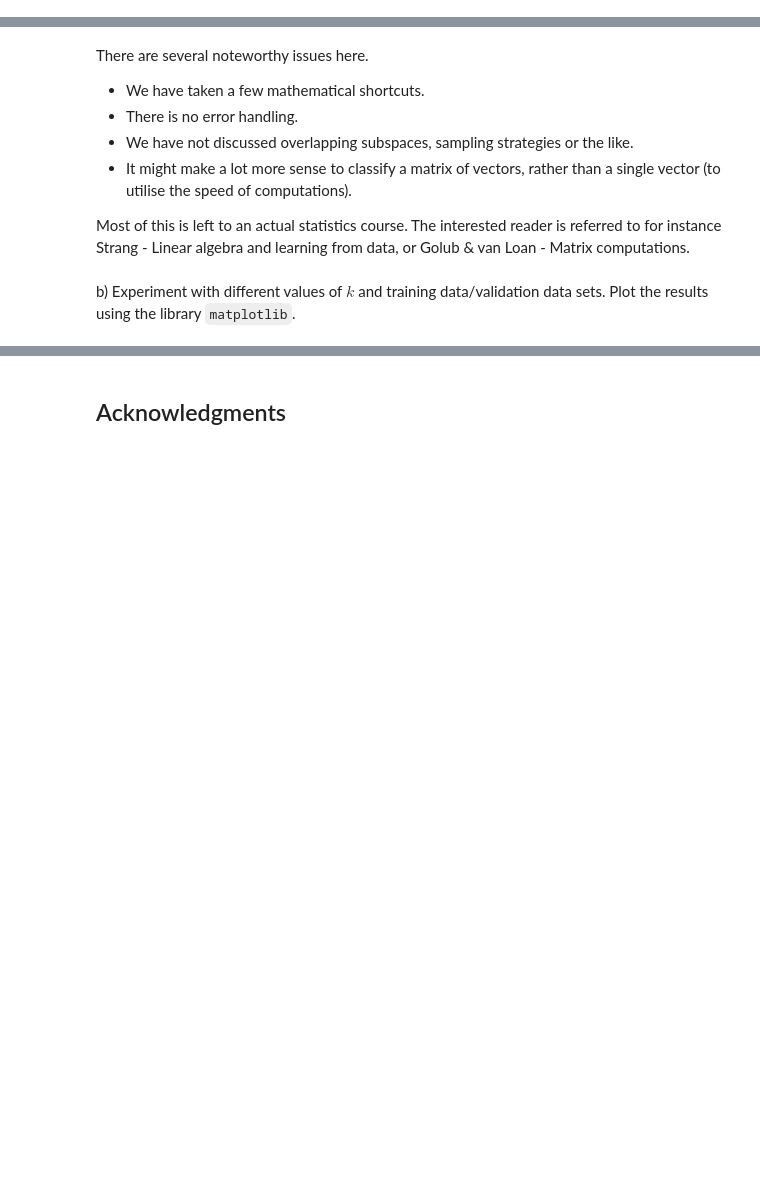
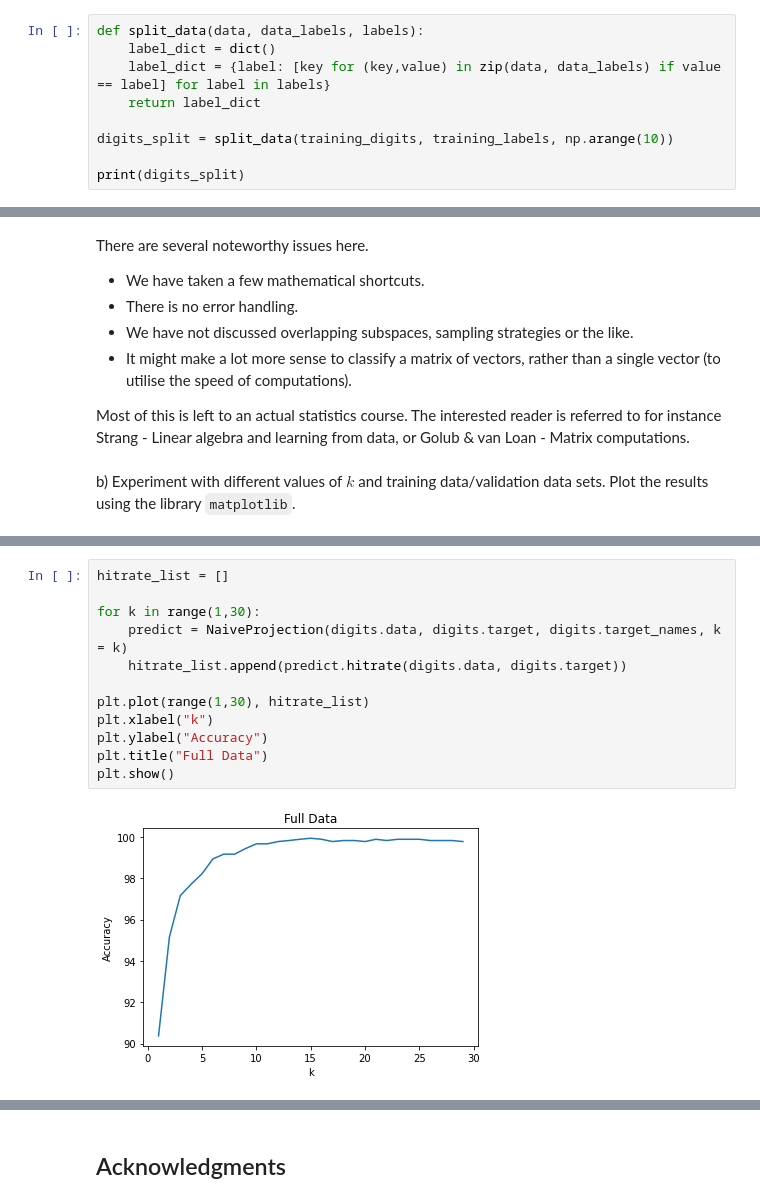
Before and after one commit to JS2387/Introduction-to-Python, a Jupyter notebook: Lab5/732a70-la5-2021.ipynb, the cells around one changed output, grey strips where cells are left out. Drawn from its saved outputs; the diff is of its cells as text; blank space fills up the shorter version.

```diff
--- a/Lab5/732a70-la5-2021.ipynb
+++ b/Lab5/732a70-la5-2021.ipynb
@@ -224,3 +459,12 @@ e) Which of the projections is closest to sample4 (in the sense that the differe
 f) Create a function `split_data(data, data_labels, labels)` which takes a matrix of data (such as `training_data`), the labels of all rows (such as `training_labels`) and a vector of the labels (here the numbers 0,...,9) and returns a dictionary mapping a label to the matrix of all corresponding data.
 
 Here the dictionary would for instance have the key 2, and the corresponding value be the matrix of all the images in `data` classified as the number 2.
+# %%
+def split_data(data, data_labels, labels):
+    label_dict = dict()
+    label_dict = {label: [key for (key,value) in zip(data, data_labels) if value == label] for label in labels}
+    return label_dict
+
+digits_split = split_data(training_digits, training_labels, np.arange(10))
+
+print(digits_split)
@@ -267,0 +645,14 @@ b) Experiment with different values of $k$ and training data/validation data set
+# %%
+hitrate_list = []
+
+for k in range(1,30):
+    predict = NaiveProjection(digits.data, digits.target, digits.target_names, k = k)
+    hitrate_list.append(predict.hitrate(digits.data, digits.target))
+
+plt.plot(range(1,30), hitrate_list)
+plt.xlabel("k")
+plt.ylabel("Accuracy")
+plt.title("Full Data")
+plt.show()
+# %% [output]
+[figure, added]
```
Also changed, not shown: parts of 47 cells of this notebook.
